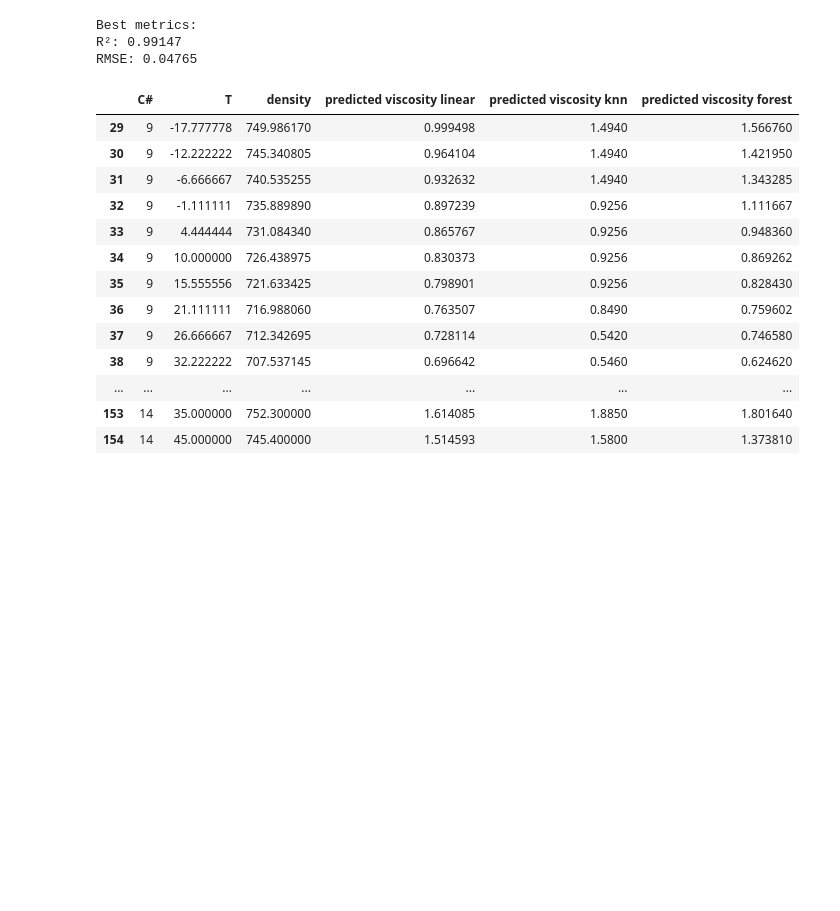
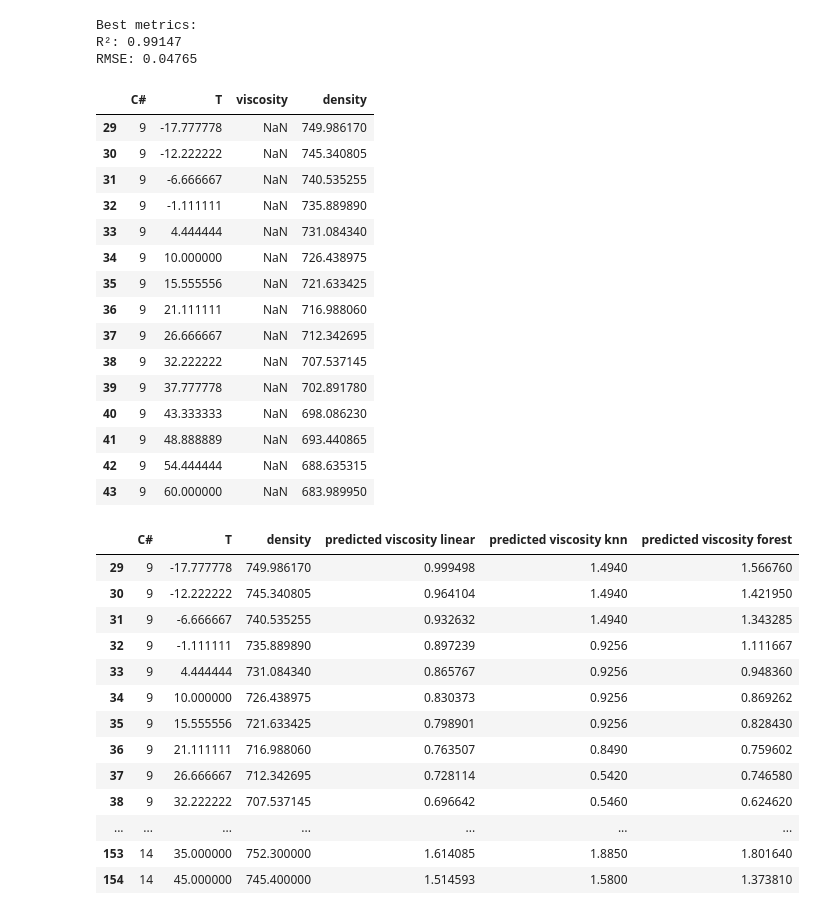
Before and after one commit to RodionSkyy/alkanes_project_ml, a Jupyter notebook: Alkanes.ipynb, the cells around one changed output. Cells and saved outputs as stored; diff of their text form; code cells hidden in the pictures; blank space fills up the shorter version.

```diff
--- a/Alkanes.ipynb
+++ b/Alkanes.ipynb
@@ -262,0 +274,19 @@ predicted_visc_data['predicted viscosity knn'] = pred_visc_knn
+# %%
+data_for_visc.head(15)
+# %% [output]
+|  | C# | T | viscosity | density |
+| 29 | 9 | -17.777778 | NaN | 749.986170 |
+| 30 | 9 | -12.222222 | NaN | 745.340805 |
+| 31 | 9 | -6.666667 | NaN | 740.535255 |
+| 32 | 9 | -1.111111 | NaN | 735.889890 |
+| 33 | 9 | 4.444444 | NaN | 731.084340 |
+| 34 | 9 | 10.000000 | NaN | 726.438975 |
+| 35 | 9 | 15.555556 | NaN | 721.633425 |
+| 36 | 9 | 21.111111 | NaN | 716.988060 |
+| 37 | 9 | 26.666667 | NaN | 712.342695 |
+| 38 | 9 | 32.222222 | NaN | 707.537145 |
+| 39 | 9 | 37.777778 | NaN | 702.891780 |
+| 40 | 9 | 43.333333 | NaN | 698.086230 |
+| 41 | 9 | 48.888889 | NaN | 693.440865 |
+| 42 | 9 | 54.444444 | NaN | 688.635315 |
+| 43 | 9 | 60.000000 | NaN | 683.989950 |
```
Also changed, not shown: parts of 15 cells of this notebook.
